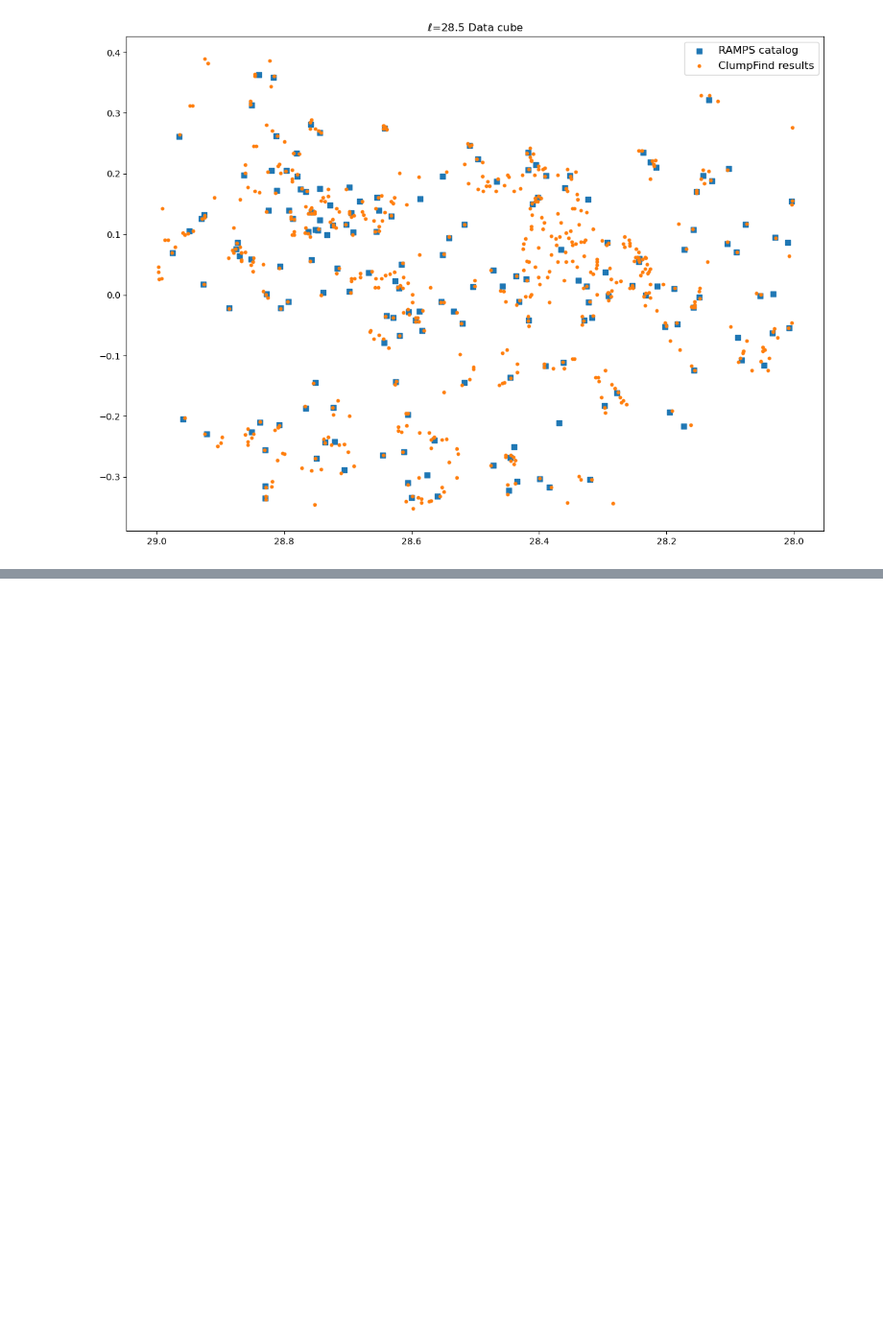
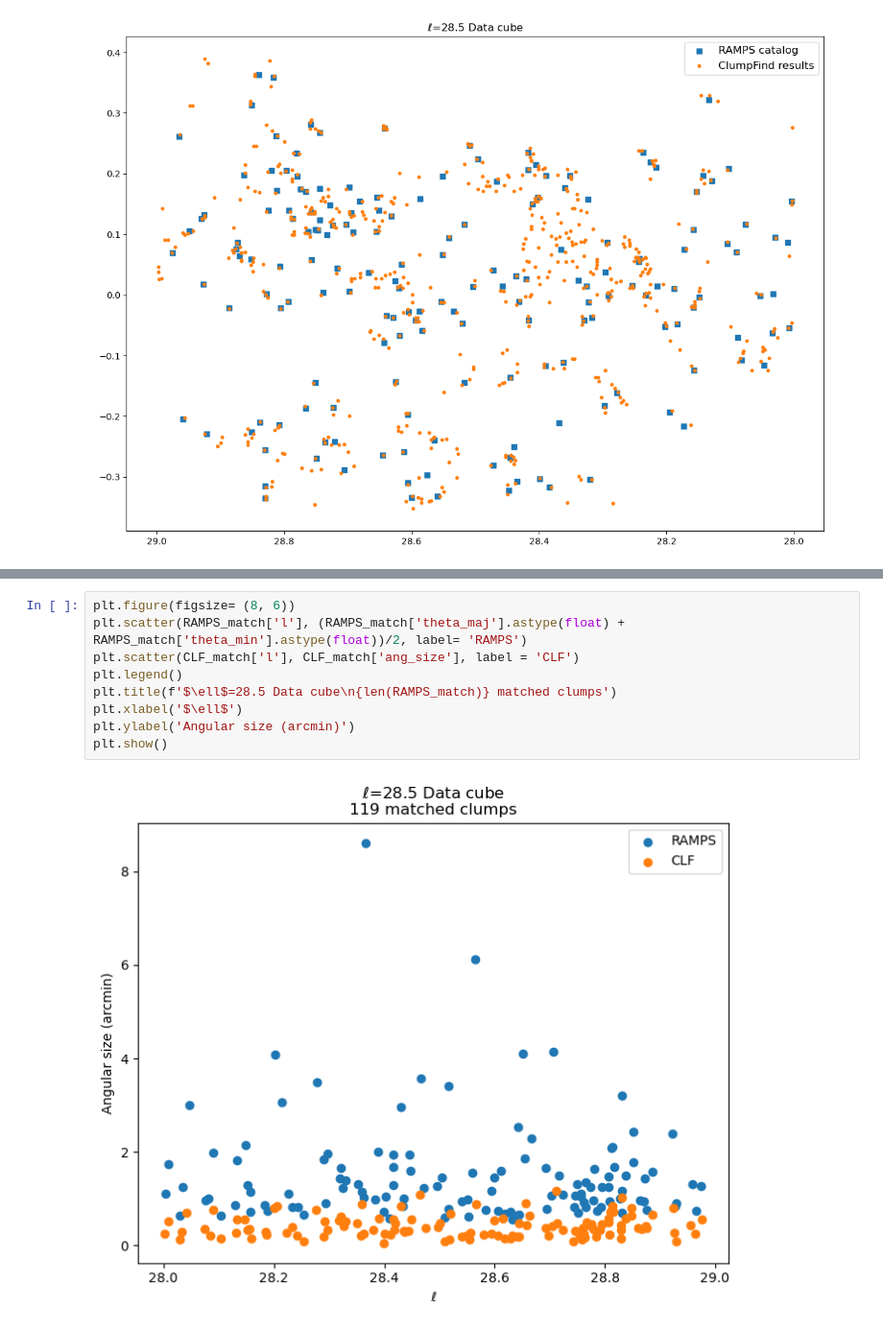
Before and after one commit to harrisonfwest/GBO-REU, a Jupyter notebook: Notebooks/RAMPS_CLF_Crossmatch.ipynb, the cells around one changed output, grey strips where cells are left out. Shown at 96% size. Saved outputs shown, nothing was run; the diff lists cells and outputs as text; blank space fills up the shorter version.

```diff
--- a/Notebooks/RAMPS_CLF_Crossmatch.ipynb
+++ b/Notebooks/RAMPS_CLF_Crossmatch.ipynb
@@ -191,0 +205,11 @@ CLF_match
+# %%
+plt.figure(figsize= (8, 6))
+plt.scatter(RAMPS_match['l'], (RAMPS_match['theta_maj'].astype(float) + RAMPS_match['theta_min'].astype(float))/2, label= 'RAMPS')
+plt.scatter(CLF_match['l'], CLF_match['ang_size'], label = 'CLF')
+plt.legend()
+plt.title(f'$\ell$=28.5 Data cube\n{len(RAMPS_match)} matched clumps')
+plt.xlabel('$\ell$')
+plt.ylabel('Angular size (arcmin)')
+plt.show()
+# %% [output]
+[figure, added]
```
Also changed, not shown: parts of 10 cells of this notebook, 1 other file.
